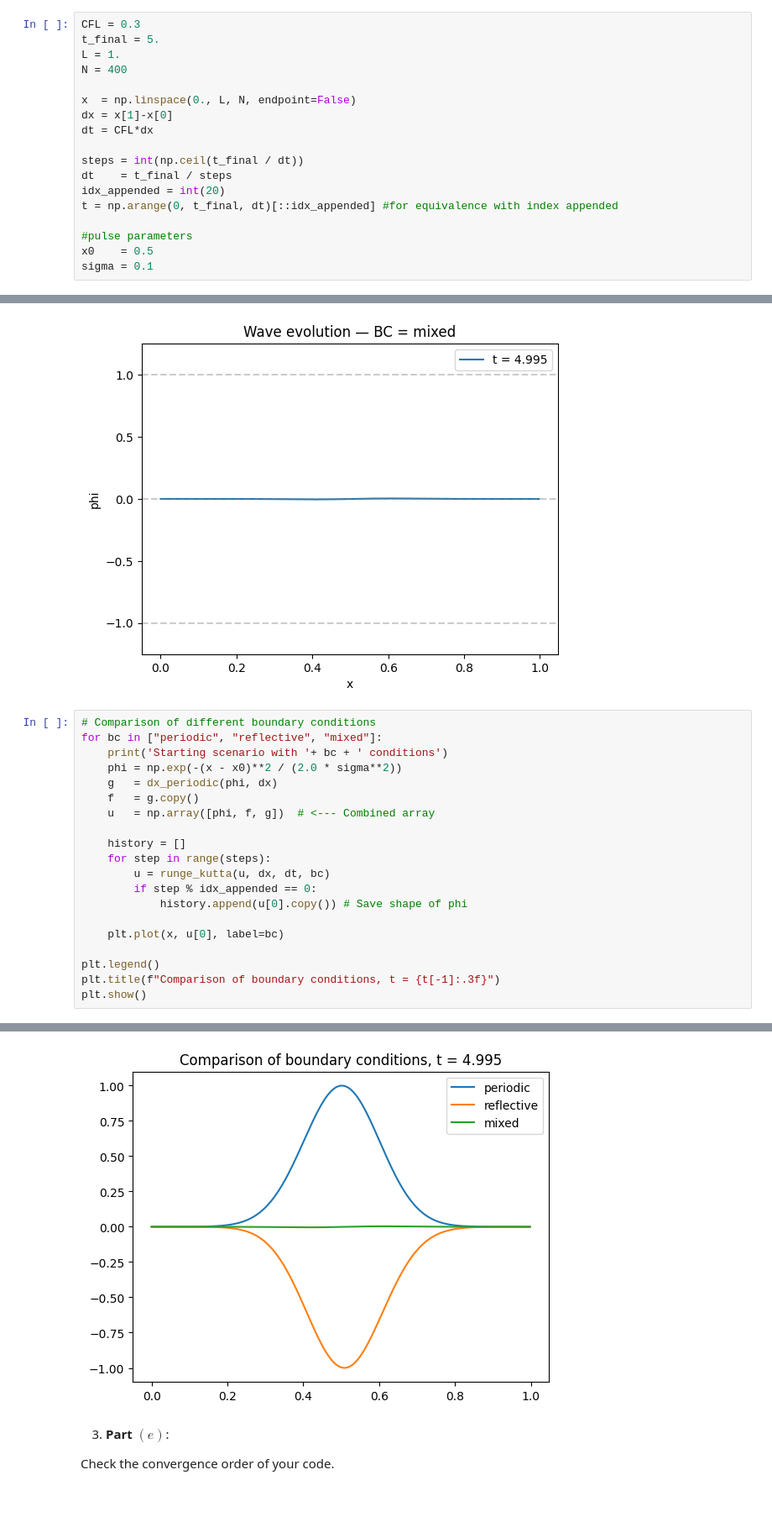
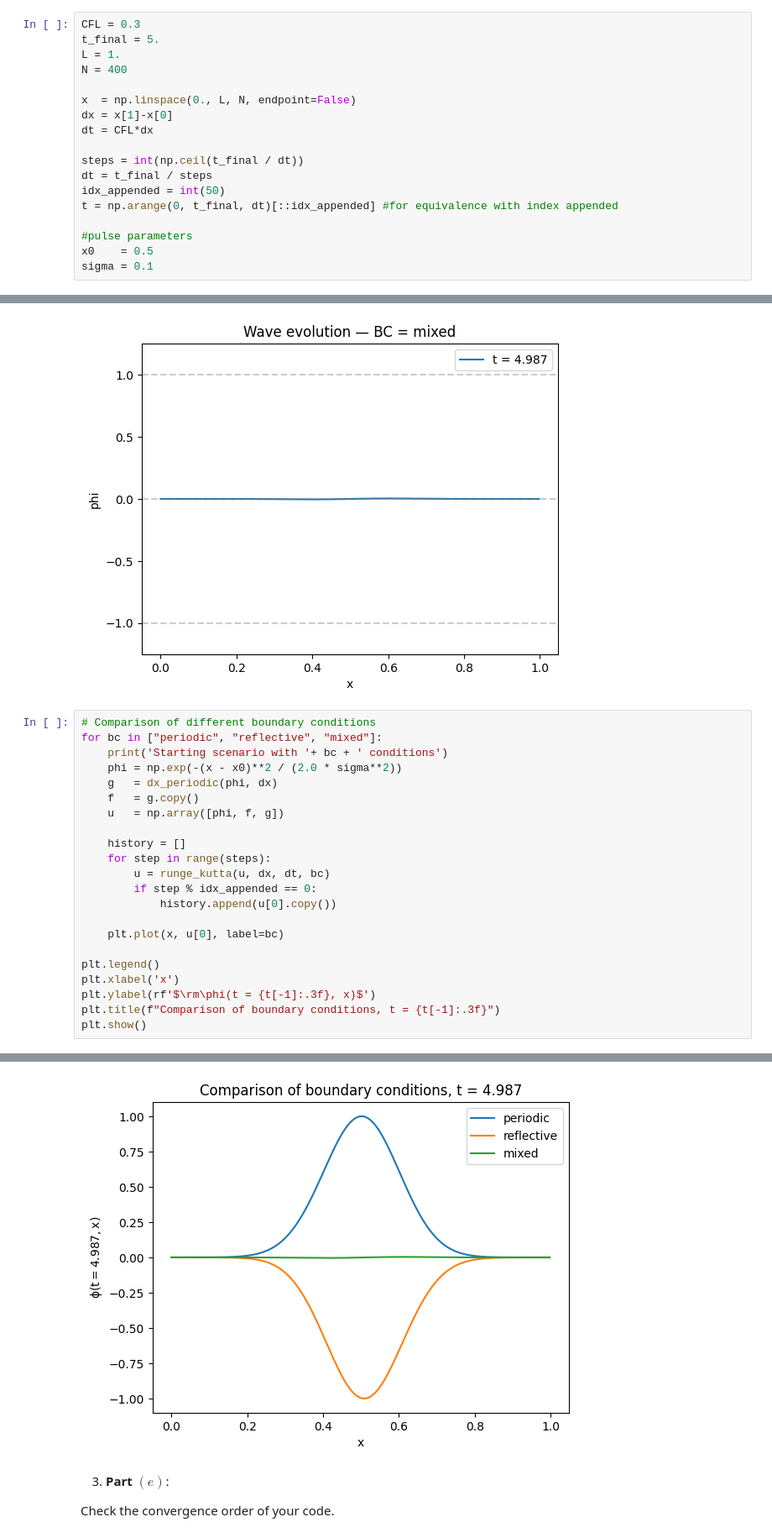
Before and after one commit to om-erika/numerical-methods-2026, a Jupyter notebook: hyperbolic_odes/wave_eq_flatspace.ipynb, the cells around one changed output, grey strips where cells are left out. Shown at 84% size. Saved outputs shown, nothing was run; the diff lists cells and outputs as text; blank space fills up the shorter version.

```diff
--- a/hyperbolic_odes/wave_eq_flatspace.ipynb
+++ b/hyperbolic_odes/wave_eq_flatspace.ipynb
@@ -276,8 +276,8 @@ dx = x[1]-x[0]
 dt = CFL*dx
 
 steps = int(np.ceil(t_final / dt))
-dt    = t_final / steps
-idx_appended = int(20)
+dt = t_final / steps
+idx_appended = int(50)
 t = np.arange(0, t_final, dt)[::idx_appended] #for equivalence with index appended
 
 #pulse parameters
@@ -362,28 +363,30 @@ for idx, frame in enumerate(history):
 # %%
 # Comparison of different boundary conditions
 for bc in ["periodic", "reflective", "mixed"]:
     print('Starting scenario with '+ bc + ' conditions')
     phi = np.exp(-(x - x0)**2 / (2.0 * sigma**2))
     g   = dx_periodic(phi, dx)
     f   = g.copy()
-    u   = np.array([phi, f, g])  # <--- Combined array
+    u   = np.array([phi, f, g])
 
     history = []
     for step in range(steps):
         u = runge_kutta(u, dx, dt, bc)
         if step % idx_appended == 0:
-            history.append(u[0].copy()) # Save shape of phi
+            history.append(u[0].copy())
 
     plt.plot(x, u[0], label=bc)
 
 plt.legend()
+plt.xlabel('x')
+plt.ylabel(rf'$\rm\phi(t = {t[-1]:.3f}, x)$')
 plt.title(f"Comparison of boundary conditions, t = {t[-1]:.3f}")
 plt.show()
 # %% [output]
 Starting scenario with periodic conditions
 Starting scenario with reflective conditions
 Starting scenario with mixed conditions
-[figure, old version]
+[figure, new version]
 # %% [markdown]
 3) **Part $(e)$**:
 
```
Also changed, not shown: parts of 1 cell of this notebook.
